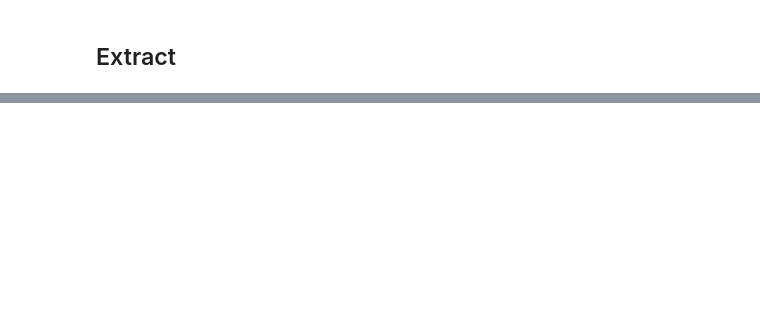
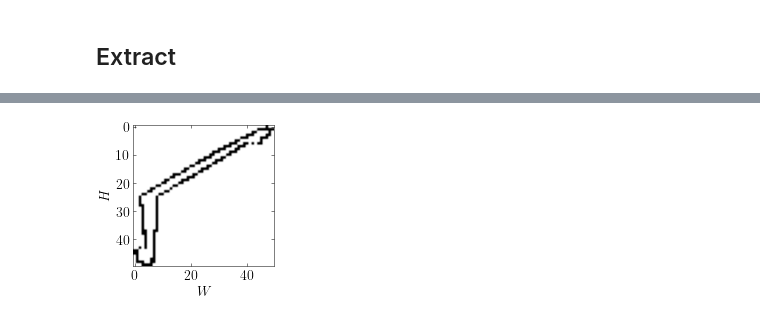
Before and after one commit to sambaiga/MLCFCD, a Jupyter notebook: notebook/Visual-paper.ipynb, the cells around one changed output, grey strips where cells are left out. Drawn from its saved outputs; the diff is of its cells as text; code cells hidden in the pictures; blank space fills up the shorter version.

```diff
--- a/notebook/Visual-paper.ipynb
+++ b/notebook/Visual-paper.ipynb
@@ -326,10 +341,12 @@ savefig(fig_path+"plaid_decomposed_currents_non_active_plus_active", format=".pd
 # %%
 fig = figure(fig_width=2.75, fig_height=2.75)
 plt.imshow(vi_cfl[1][0], cmap="Greys")
 plt.xlabel("$W$")
 plt.ylabel("$H$")
 plt.tight_layout()
-savefig(fig_path+"plaid_vi_cfl", format=".pdf")
+#savefig(fig_path+"plaid_vi_cfl", format=".pdf")
+# %% [output]
+[figure, added]
 # %%
 fig = figure(fig_width=2.75, fig_height=2.75)
 plt.imshow(distance_cfl[1][0], cmap="Greys")
```
Also changed, not shown: parts of 12 cells of this notebook, 10 other files.
